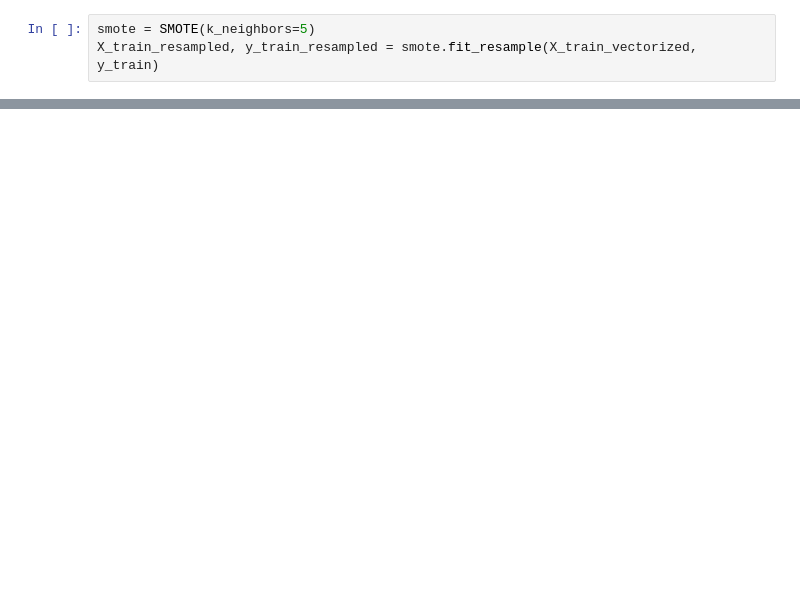
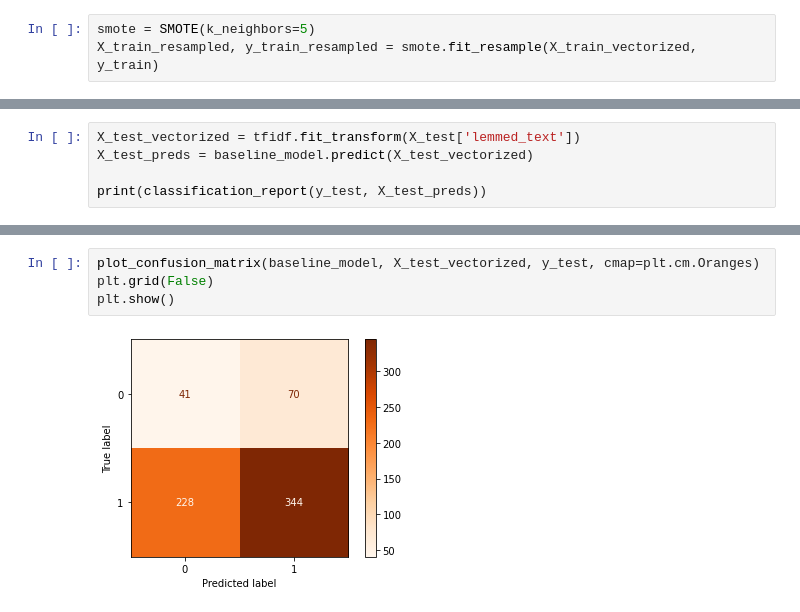
Before and after one commit to patrick-anastasio/NLP-Sentiment-Project, a Jupyter notebook: Development 2.ipynb, the cells around one changed output, grey strips where cells are left out. Drawn from its saved outputs; the diff is of its cells as text; blank space fills up the shorter version.

```diff
--- a/Development 2.ipynb
+++ b/Development 2.ipynb
@@ -227,0 +312,5 @@ X_train['text'] = [regex_tokenizer.tokenize(text) for text in X_train['text']]
+# %%
+X_test_vectorized = tfidf.fit_transform(X_test['lemmed_text'])
+X_test_preds = baseline_model.predict(X_test_vectorized)
+
+print(classification_report(y_test, X_test_preds))
@@ -227,0 +326,6 @@ X_train['text'] = [regex_tokenizer.tokenize(text) for text in X_train['text']]
+# %%
+plot_confusion_matrix(baseline_model, X_test_vectorized, y_test, cmap=plt.cm.Oranges)
+plt.grid(False)
+plt.show()
+# %% [output]
+[figure, added]
```
Also changed, not shown: parts of 58 cells of this notebook, 1 other file.
